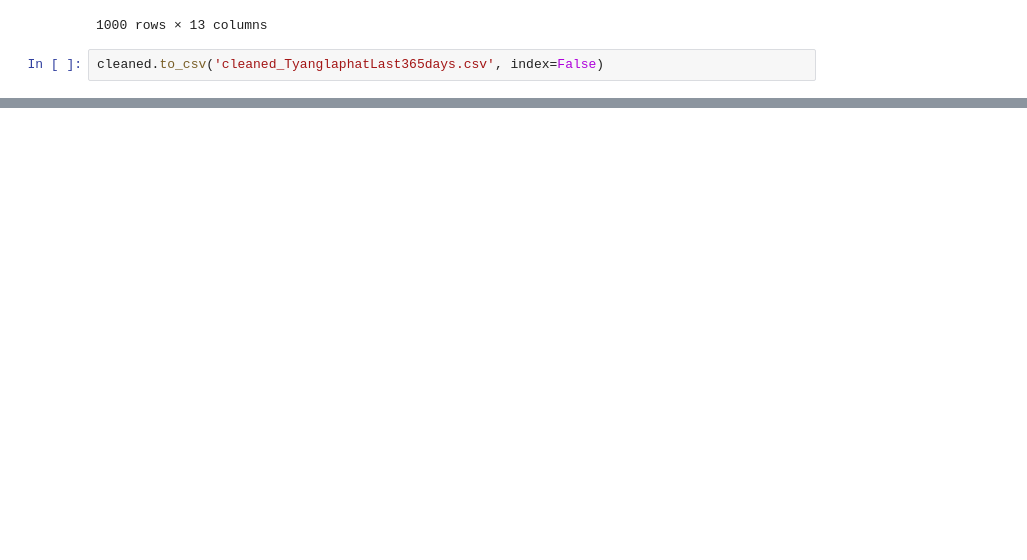
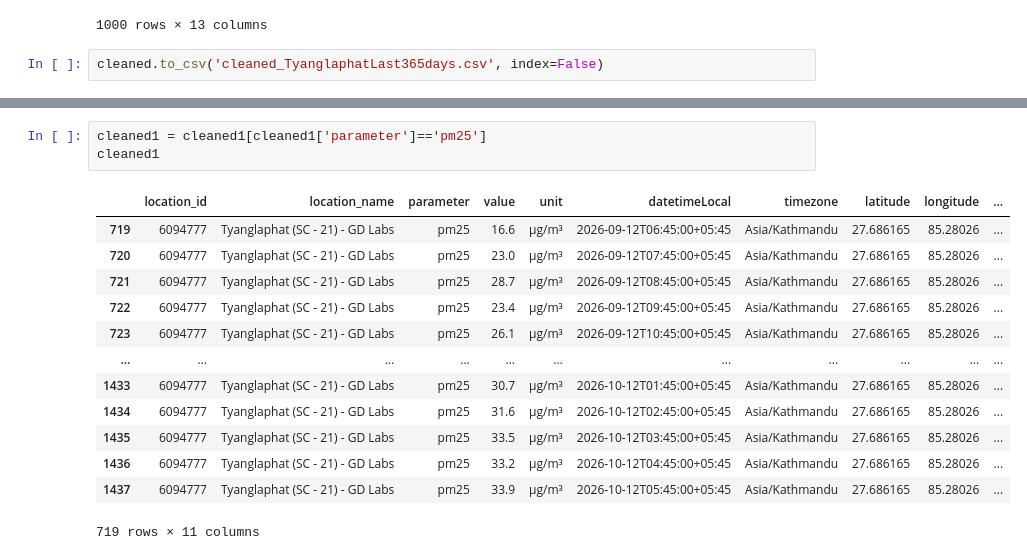
Before and after one commit to Laxmination/Kathmandu-PM2.5-Forecasting, a Jupyter notebook: OpenAQdatasetCleaning/Tyanglaphant data cleaning.ipynb, the cells around one changed output, grey strips where cells are left out. Cells and saved outputs as stored; diff of their text form; blank space fills up the shorter version.

```diff
--- a/OpenAQdatasetCleaning/Tyanglaphant data cleaning.ipynb
+++ b/OpenAQdatasetCleaning/Tyanglaphant data cleaning.ipynb
@@ -107,0 +170,17 @@ cleaned.to_csv('cleaned_TyanglaphatLast365days.csv', index=False)
+# %%
+cleaned1 = cleaned1[cleaned1['parameter']=='pm25']
+cleaned1
+# %% [output]
+|  | location_id | location_name | parameter | value | unit | datetimeLocal | timezone | latitude | longitude | ... |
+| 719 | 6094777 | Tyanglaphat (SC - 21) - GD Labs | pm25 | 16.6 | µg/m³ | 2026-09-12T06:45:00+05:45 | Asia/Kathmandu | 27.686165 | 85.28026 | ... |
+| 720 | 6094777 | Tyanglaphat (SC - 21) - GD Labs | pm25 | 23.0 | µg/m³ | 2026-09-12T07:45:00+05:45 | Asia/Kathmandu | 27.686165 | 85.28026 | ... |
+| 721 | 6094777 | Tyanglaphat (SC - 21) - GD Labs | pm25 | 28.7 | µg/m³ | 2026-09-12T08:45:00+05:45 | Asia/Kathmandu | 27.686165 | 85.28026 | ... |
+| 722 | 6094777 | Tyanglaphat (SC - 21) - GD Labs | pm25 | 23.4 | µg/m³ | 2026-09-12T09:45:00+05:45 | Asia/Kathmandu | 27.686165 | 85.28026 | ... |
+| 723 | 6094777 | Tyanglaphat (SC - 21) - GD Labs | pm25 | 26.1 | µg/m³ | 2026-09-12T10:45:00+05:45 | Asia/Kathmandu | 27.686165 | 85.28026 | ... |
+| ... | ... | ... | ... | ... | ... | ... | ... | ... | ... | ... |
+| 1433 | 6094777 | Tyanglaphat (SC - 21) - GD Labs | pm25 | 30.7 | µg/m³ | 2026-10-12T01:45:00+05:45 | Asia/Kathmandu | 27.686165 | 85.28026 | ... |
+| 1434 | 6094777 | Tyanglaphat (SC - 21) - GD Labs | pm25 | 31.6 | µg/m³ | 2026-10-12T02:45:00+05:45 | Asia/Kathmandu | 27.686165 | 85.28026 | ... |
+| 1435 | 6094777 | Tyanglaphat (SC - 21) - GD Labs | pm25 | 33.5 | µg/m³ | 2026-10-12T03:45:00+05:45 | Asia/Kathmandu | 27.686165 | 85.28026 | ... |
+| 1436 | 6094777 | Tyanglaphat (SC - 21) - GD Labs | pm25 | 33.2 | µg/m³ | 2026-10-12T04:45:00+05:45 | Asia/Kathmandu | 27.686165 | 85.28026 | ... |
+| 1437 | 6094777 | Tyanglaphat (SC - 21) - GD Labs | pm25 | 33.9 | µg/m³ | 2026-10-12T05:45:00+05:45 | Asia/Kathmandu | 27.686165 | 85.28026 | ... |
+719 rows × 11 columns
```
Also changed, not shown: parts of 7 cells of this notebook, 1 other file.
